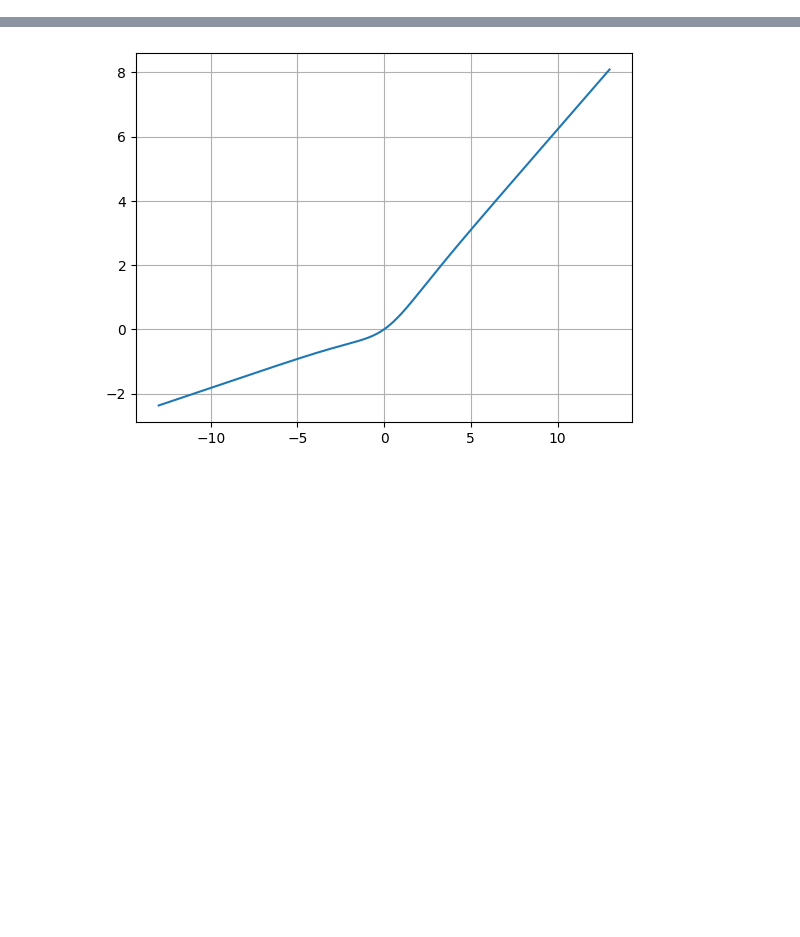
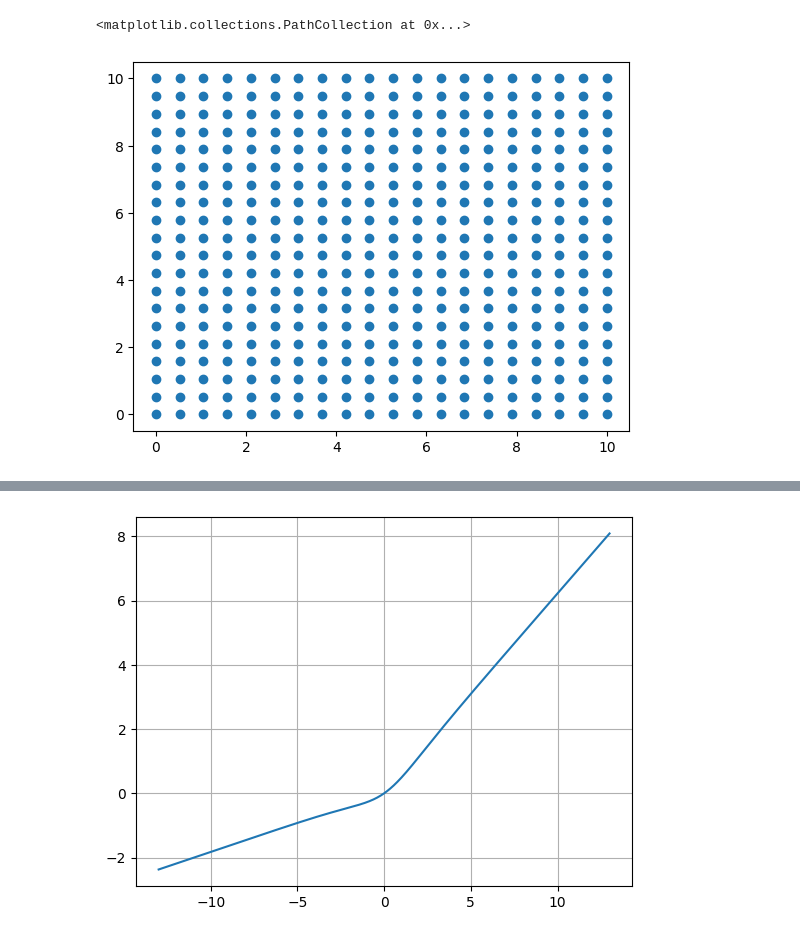
Before and after one commit to yeeca0101/experiments, a Jupyter notebook: try.ipynb, the cells around one changed output, grey strips where cells are left out. Cells and saved outputs as stored; diff of their text form; code cells hidden in the pictures; blank space fills up the shorter version.

```diff
--- a/try.ipynb
+++ b/try.ipynb
@@ -163,0 +223,9 @@ torch.Size([400, 400]) torch.Size([400, 400]) torch.Size([160000, 2])
+# %%
+resolution = 20
+linspace = torch.linspace(0, 10, resolution)
+x, y = torch.meshgrid(linspace, linspace)
+grid = torch.stack((x.flatten(), y.flatten()), dim=1)
+plt.scatter(grid[:,0],grid[:,1])
+# %% [output]
+<matplotlib.collections.PathCollection at 0x...>
+[figure, added]
```
Also changed, not shown: parts of 20 cells of this notebook, 1 other file.
